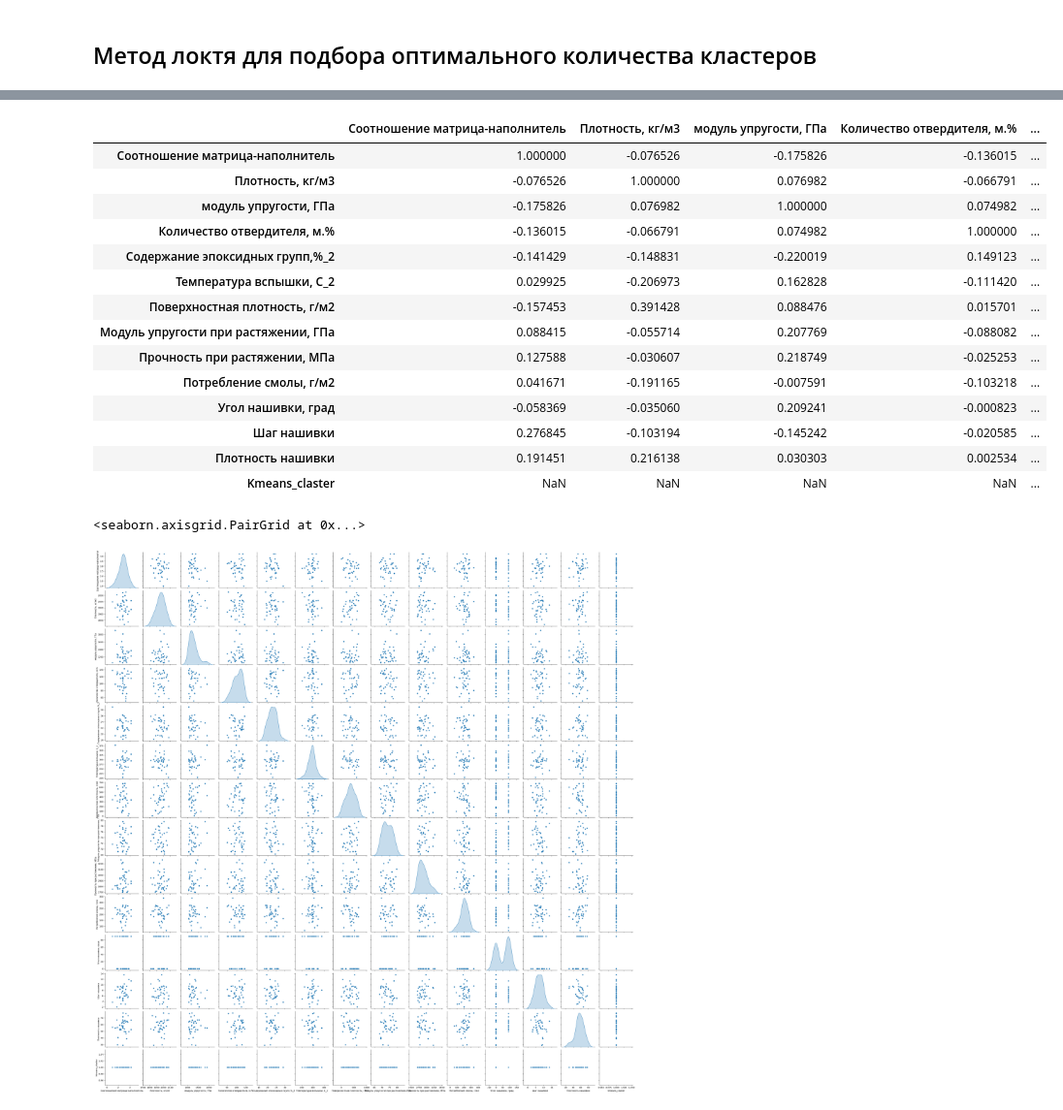
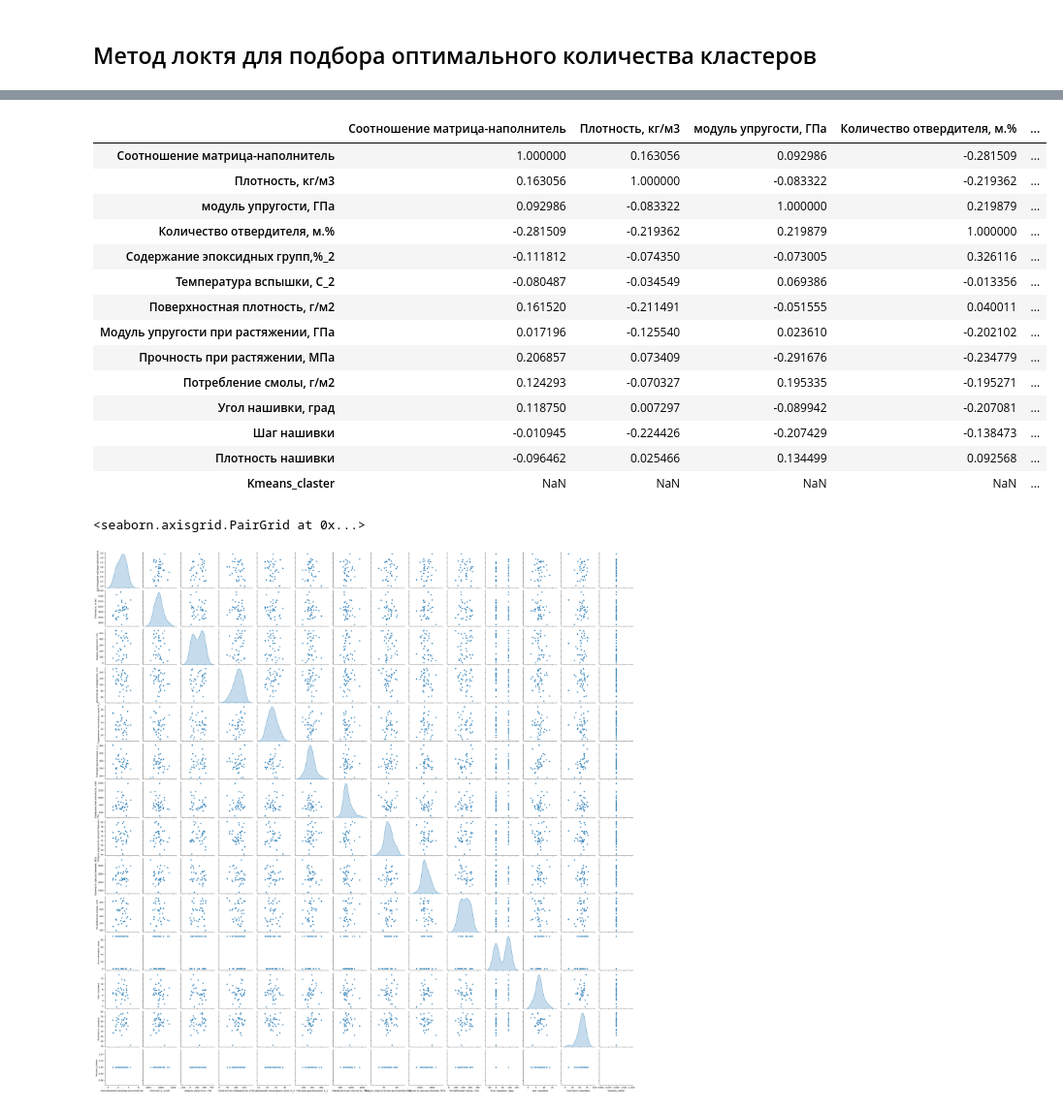
Before and after one commit to cupiscube/Composite_materials, a Jupyter notebook: Composits_2.ipynb, the cells around one changed output, grey strips where cells are left out. Shown at 97% size. Cells and saved outputs as stored; diff of their text form; code cells hidden in the pictures.

```diff
--- a/Composits_2.ipynb
+++ b/Composits_2.ipynb
@@ -91,0 +258,3 @@ sns.heatmap(df_cor)
+# %%
+df = df[23:]
+df
@@ -161,23 +362,24 @@ ds_by_clusters[0].shape
 # %%
-ds_by_clusters[0].corr()
+ds_clasters_cor = ds_by_clusters[0].corr()
+ds_clasters_cor
 # %% [output]
 |  | Соотношение матрица-наполнитель | Плотность, кг/м3 | модуль упругости, ГПа | Количество отвердителя, м.% | ... |
-| Соотношение матрица-наполнитель | 1.000000 | -0.076526 | -0.175826 | -0.136015 | ... |
-| Плотность, кг/м3 | -0.076526 | 1.000000 | 0.076982 | -0.066791 | ... |
-| модуль упругости, ГПа | -0.175826 | 0.076982 | 1.000000 | 0.074982 | ... |
-| Количество отвердителя, м.% | -0.136015 | -0.066791 | 0.074982 | 1.000000 | ... |
-| Содержание эпоксидных групп,%_2 | -0.141429 | -0.148831 | -0.220019 | 0.149123 | ... |
-| Температура вспышки, С_2 | 0.029925 | -0.206973 | 0.162828 | -0.111420 | ... |
-| Поверхностная плотность, г/м2 | -0.157453 | 0.391428 | 0.088476 | 0.015701 | ... |
-| Модуль упругости при растяжении, ГПа | 0.088415 | -0.055714 | 0.207769 | -0.088082 | ... |
-| Прочность при растяжении, МПа | 0.127588 | -0.030607 | 0.218749 | -0.025253 | ... |
-| Потребление смолы, г/м2 | 0.041671 | -0.191165 | -0.007591 | -0.103218 | ... |
-| Угол нашивки, град | -0.058369 | -0.035060 | 0.209241 | -0.000823 | ... |
-| Шаг нашивки | 0.276845 | -0.103194 | -0.145242 | -0.020585 | ... |
-| Плотность нашивки | 0.191451 | 0.216138 | 0.030303 | 0.002534 | ... |
+| Соотношение матрица-наполнитель | 1.000000 | 0.163056 | 0.092986 | -0.281509 | ... |
+| Плотность, кг/м3 | 0.163056 | 1.000000 | -0.083322 | -0.219362 | ... |
+| модуль упругости, ГПа | 0.092986 | -0.083322 | 1.000000 | 0.219879 | ... |
+| Количество отвердителя, м.% | -0.281509 | -0.219362 | 0.219879 | 1.000000 | ... |
+| Содержание эпоксидных групп,%_2 | -0.111812 | -0.074350 | -0.073005 | 0.326116 | ... |
+| Температура вспышки, С_2 | -0.080487 | -0.034549 | 0.069386 | -0.013356 | ... |
+| Поверхностная плотность, г/м2 | 0.161520 | -0.211491 | -0.051555 | 0.040011 | ... |
+| Модуль упругости при растяжении, ГПа | 0.017196 | -0.125540 | 0.023610 | -0.202102 | ... |
+| Прочность при растяжении, МПа | 0.206857 | 0.073409 | -0.291676 | -0.234779 | ... |
+| Потребление смолы, г/м2 | 0.124293 | -0.070327 | 0.195335 | -0.195271 | ... |
+| Угол нашивки, град | 0.118750 | 0.007297 | -0.089942 | -0.207081 | ... |
+| Шаг нашивки | -0.010945 | -0.224426 | -0.207429 | -0.138473 | ... |
+| Плотность нашивки | -0.096462 | 0.025466 | 0.134499 | 0.092568 | ... |
 | Kmeans_claster | NaN | NaN | NaN | NaN | ... |
 # %%
 sns.pairplot(ds_by_clusters[0], diag_kind='kde')
 # %% [output]
 <seaborn.axisgrid.PairGrid at 0x...>
-[figure, old version]
+[figure, new version]
```
Also changed, not shown: parts of 44 cells of this notebook.
